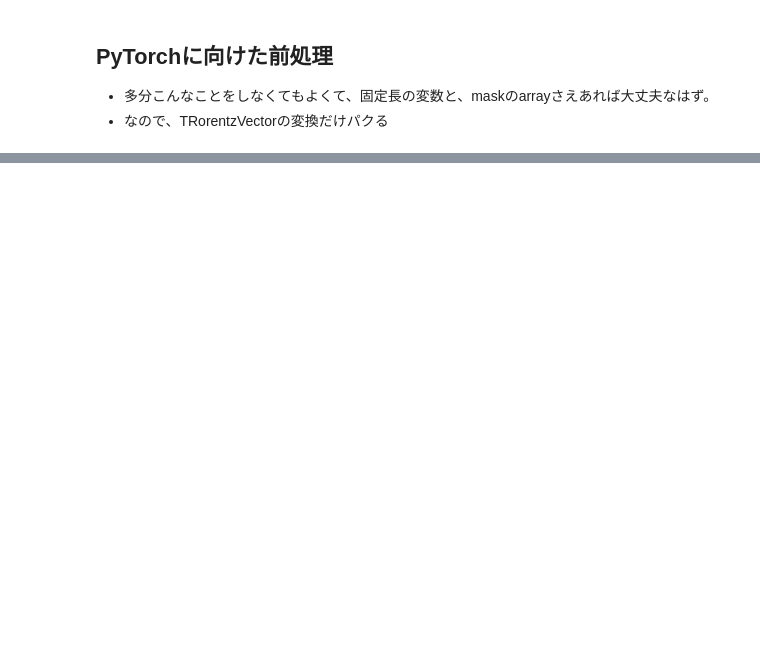
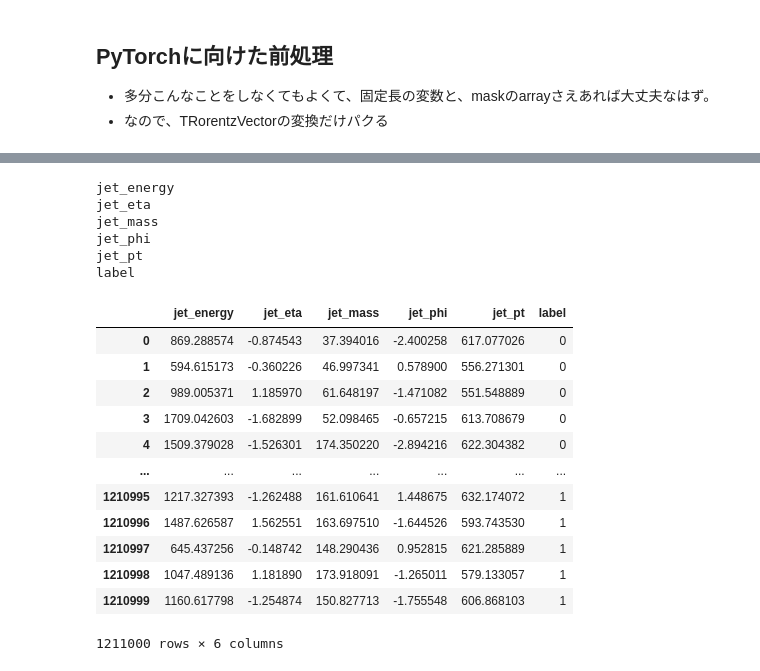
Before and after one commit to oXyut/particlenet-toptagging, a Jupyter notebook: 2_preprocessing.ipynb, the cells around one changed output, grey strips where cells are left out. Cells and saved outputs as stored; diff of their text form; code cells hidden in the pictures; blank space fills up the shorter version.

```diff
--- a/2_preprocessing.ipynb
+++ b/2_preprocessing.ipynb
@@ -167,0 +275,31 @@ part_ptrel # JaggedArray of arrays of floats, one per jet
+# %%
+var_jet = {}
+with h5py.File('./processed/train_file_0.h5', 'r') as f:
+    for k in f:
+        if ("jet" in k) or ("label" in k):
+            print(k)
+            var_jet[k] = f[k][()]
+# %% [output]
+jet_energy
+jet_eta
+jet_mass
+jet_phi
+jet_pt
+label
+# %%
+df = pd.DataFrame.from_dict(var_jet)
+df
+# %% [output]
+|  | jet_energy | jet_eta | jet_mass | jet_phi | jet_pt | label |
+| 0 | 869.288574 | -0.874543 | 37.394016 | -2.400258 | 617.077026 | 0 |
+| 1 | 594.615173 | -0.360226 | 46.997341 | 0.578900 | 556.271301 | 0 |
+| 2 | 989.005371 | 1.185970 | 61.648197 | -1.471082 | 551.548889 | 0 |
+| 3 | 1709.042603 | -1.682899 | 52.098465 | -0.657215 | 613.708679 | 0 |
+| 4 | 1509.379028 | -1.526301 | 174.350220 | -2.894216 | 622.304382 | 0 |
+| ... | ... | ... | ... | ... | ... | ... |
+| 1210995 | 1217.327393 | -1.262488 | 161.610641 | 1.448675 | 632.174072 | 1 |
+| 1210996 | 1487.626587 | 1.562551 | 163.697510 | -1.644526 | 593.743530 | 1 |
+| 1210997 | 645.437256 | -0.148742 | 148.290436 | 0.952815 | 621.285889 | 1 |
+| 1210998 | 1047.489136 | 1.181890 | 173.918091 | -1.265011 | 579.133057 | 1 |
+| 1210999 | 1160.617798 | -1.254874 | 150.827713 | -1.755548 | 606.868103 | 1 |
+1211000 rows × 6 columns
```
Also changed, not shown: parts of 9 cells of this notebook.
